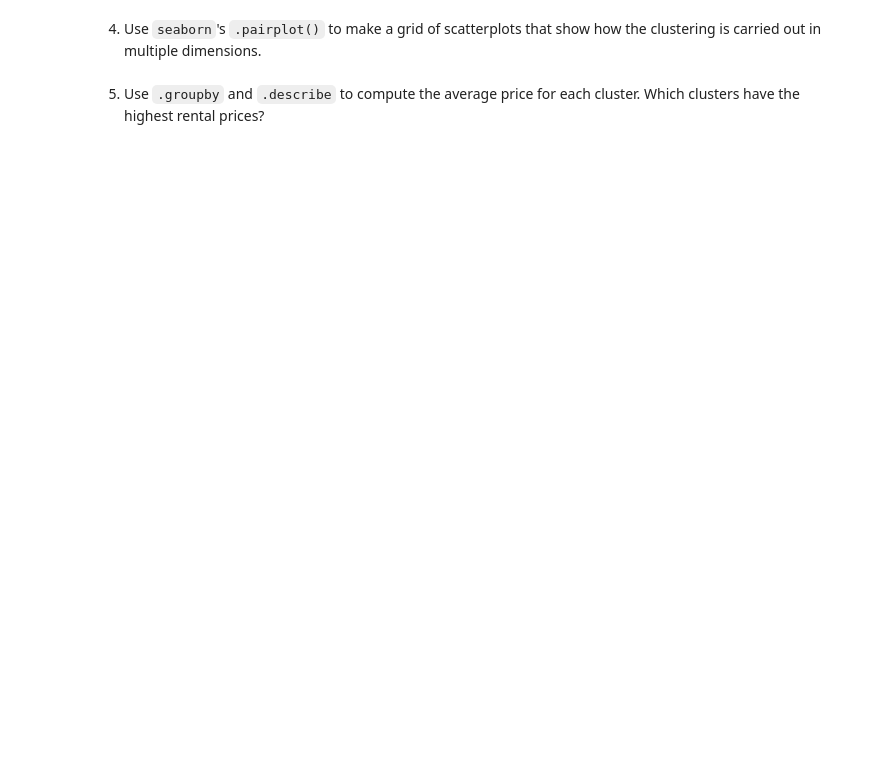
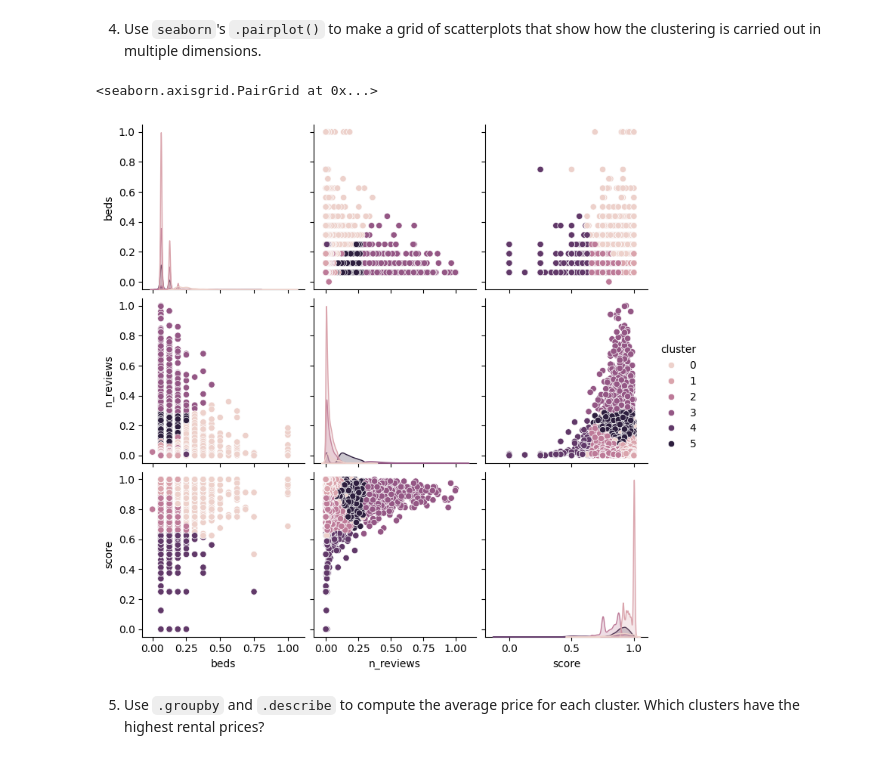
Before and after one commit to Nehach73/DS3001, a Jupyter notebook: assignment_kmc.ipynb, the cells around one changed output. Drawn from its saved outputs; the diff is of its cells as text; code cells hidden in the pictures; blank space fills up the shorter version.

```diff
--- a/assignment_kmc.ipynb
+++ b/assignment_kmc.ipynb
@@ -143,3 +138,12 @@ norm_df.describe()
 | max | 1.000000 | 1.000000 | 1.000000 |
 # %% [markdown]
 3. Use `sklearn`'s `KMeans` module to cluster the data by `Beds`, `Number of Reviews`, and `Review Scores Rating` for `k=6`.
+# %%
+from sklearn.cluster import KMeans
+import matplotlib.pyplot as plt
+
+model = KMeans(n_clusters=6, max_iter=300, n_init = 10, random_state=0)
+model = model.fit(norm_df) # Fit the emodel
+norm_df['cluster'] = model.labels_
+
+norm_df.describe()
@@ -146,4 +160,9 @@ norm_df.describe()
 # %% [markdown]
 4. Use `seaborn`'s `.pairplot()` to make a grid of scatterplots that show how the clustering is carried out in multiple dimensions.
+# %%
+sns.pairplot(data=norm_df,hue='cluster')
+# %% [output]
+<seaborn.axisgrid.PairGrid at 0x...>
+[figure, added]
 # %% [markdown]
 5. Use `.groupby` and `.describe` to compute the average price for each cluster. Which clusters have the highest rental prices?
```
Also changed, not shown: parts of 4 cells of this notebook.
